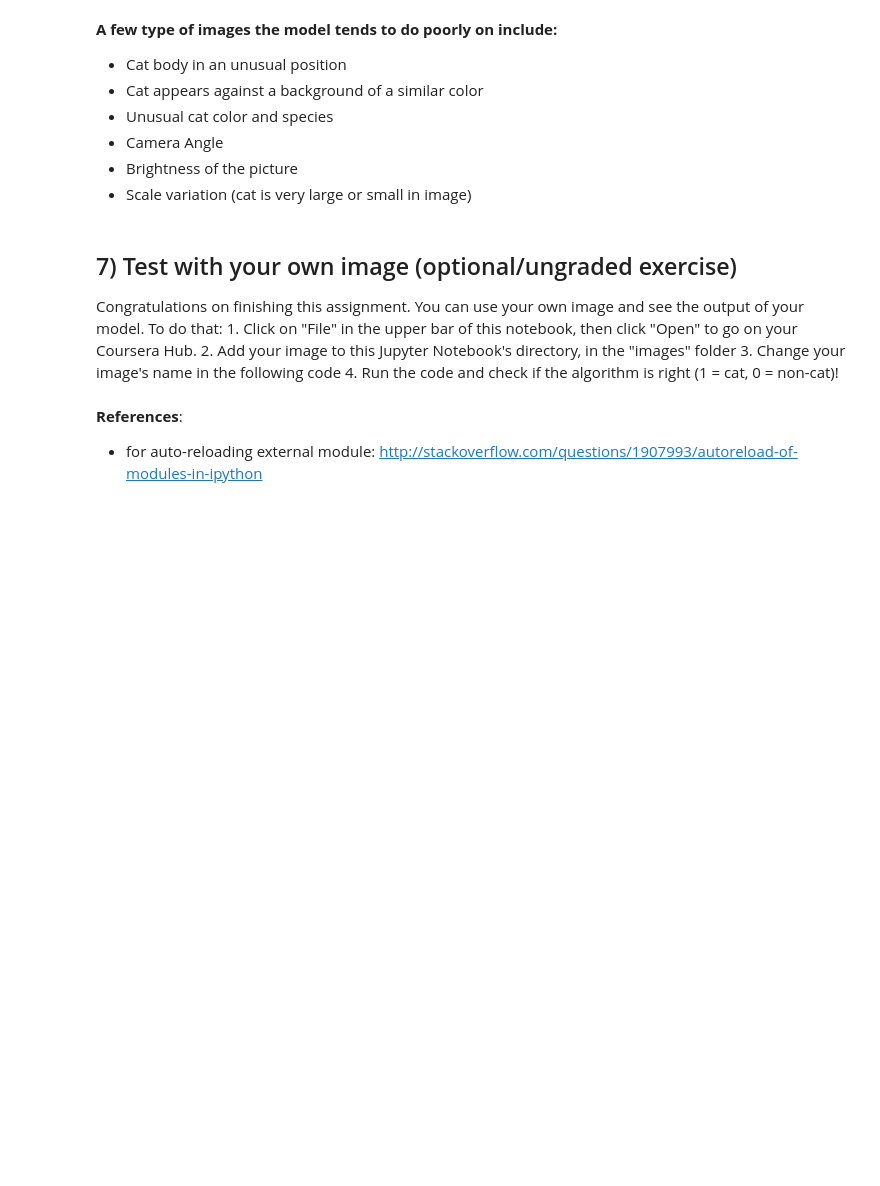
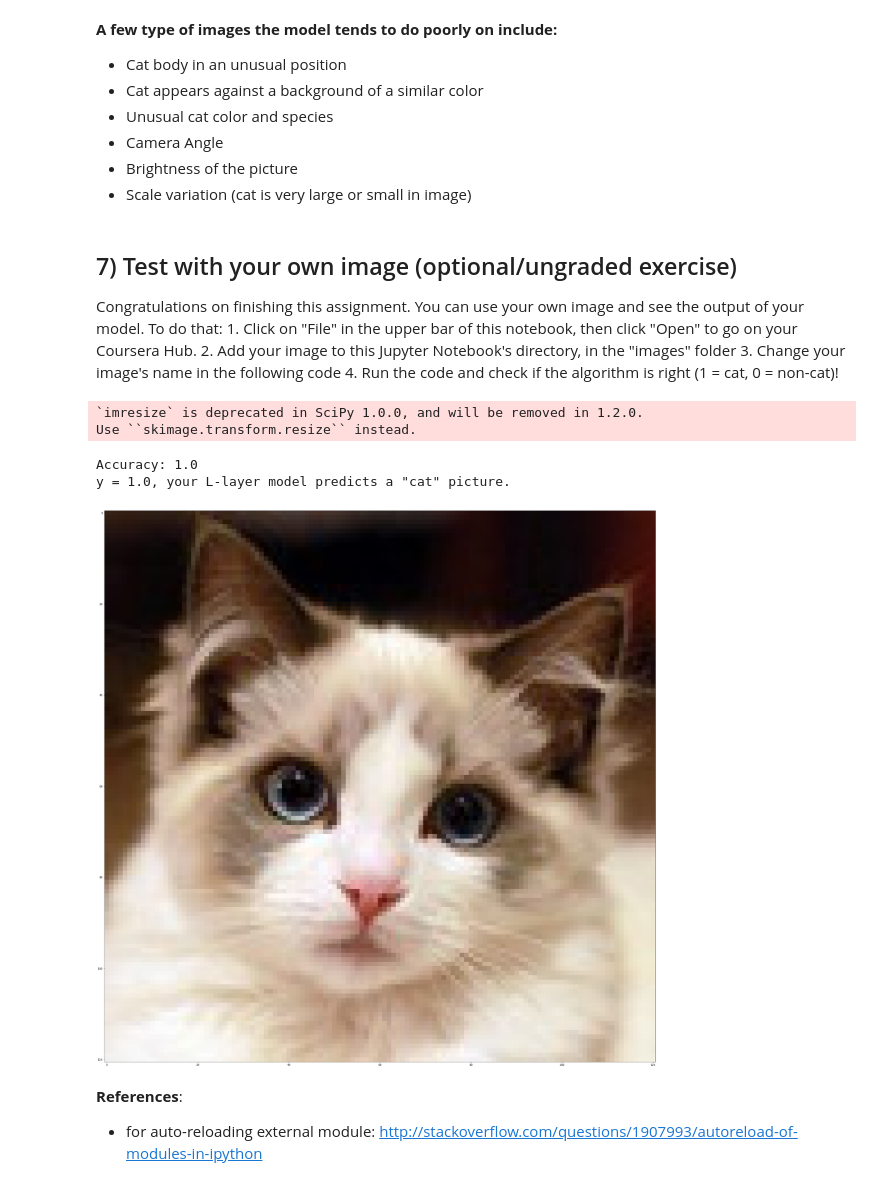
Before and after one commit to gaoxingliang/learnpython, a Jupyter notebook: DeepLearning/01_神经网络和深度学习/编程作业week4/assignment4_2.ipynb, the cells around one changed output. Cells and saved outputs as stored; diff of their text form; code cells hidden in the pictures; blank space fills up the shorter version.

```diff
--- a/DeepLearning/01_神经网络和深度学习/编程作业week4/assignment4_2.ipynb
+++ b/DeepLearning/01_神经网络和深度学习/编程作业week4/assignment4_2.ipynb
@@ -429,4 +466,4 @@ You will now train the model as a 5-layer neural network.
 
 Run the cell below to train your model. The cost should decrease on every iteration. It may take up to 5 minutes to run 2500 iterations. Check if the "Cost after iteration 0" matches the expected output below, if not click on the square (⬛) on the upper bar of the notebook to stop the cell and try to find your error.
 # %%
-parameters = L_layer_model(train_x, train_y, layers_dims, num_iterations = 2500, print_cost = True)
+parameters = L_layer_model(train_x, train_y, layers_dims, num_iterations = 2500, print_cost = True, useMine = False)
@@ -504,17 +606,23 @@ Congratulations on finishing this assignment. You can use your own image and see
     4. Run the code and check if the algorithm is right (1 = cat, 0 = non-cat)!
 # %%
 ## START CODE HERE ##
-
-
+my_image = "my_image.jpg"
+my_label_y = np.array([1]).reshape((1,1))
 ## END CODE HERE ##
 
 fname = "images/" + my_image
 image = np.array(plt.imread(fname))
 my_image = scipy.misc.imresize(image, size=(num_px,num_px)).reshape((num_px*num_px*3,1))
 my_predicted_image = predict(my_image, my_label_y, parameters)
 
 plt.imshow(image)
 print ("y = " + str(np.squeeze(my_predicted_image)) + ", your L-layer model predicts a \"" + classes[int(np.squeeze(my_predicted_image)),].decode("utf-8") +  "\" picture.")
+# %% [output]
+`imresize` is deprecated in SciPy 1.0.0, and will be removed in 1.2.0.
+Use ``skimage.transform.resize`` instead.
+Accuracy: 1.0
+y = 1.0, your L-layer model predicts a "cat" picture.
+[figure, added]
 # %% [markdown]
 **References**:
 
```
Also changed, not shown: parts of 11 cells of this notebook, 1 other file.
